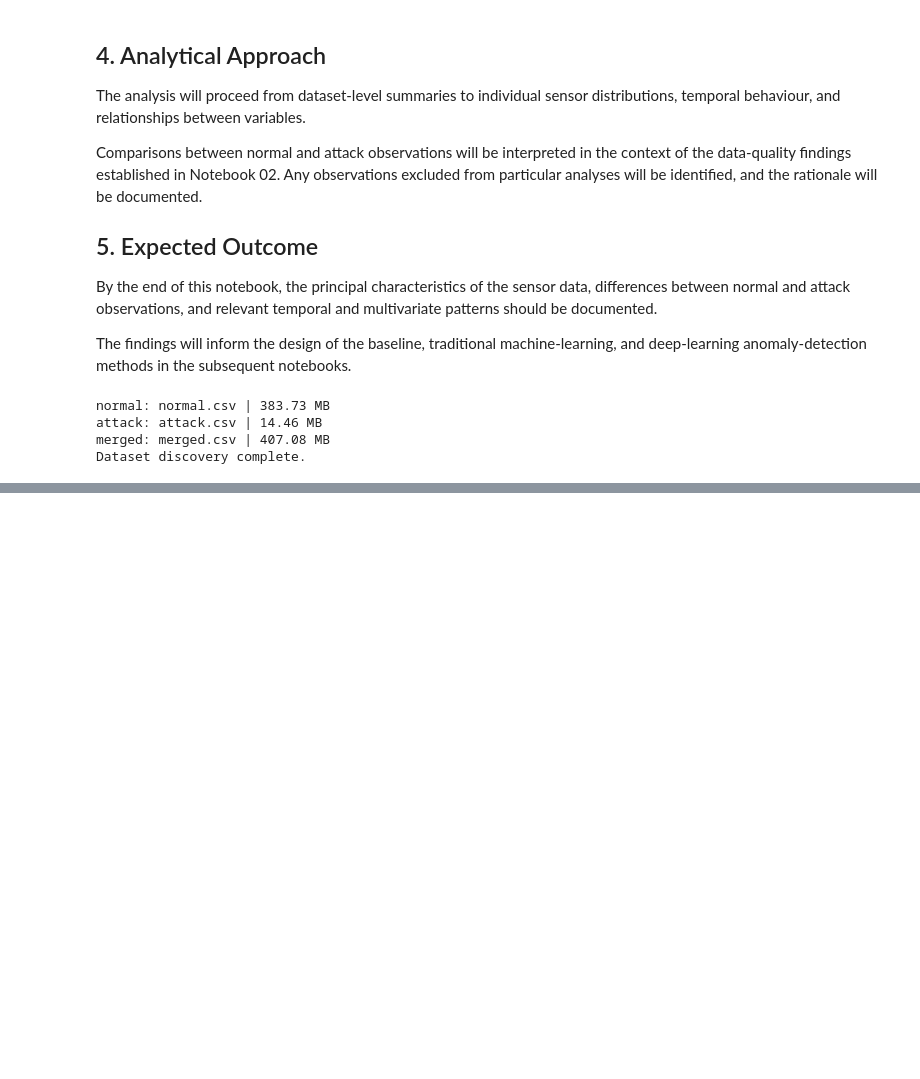
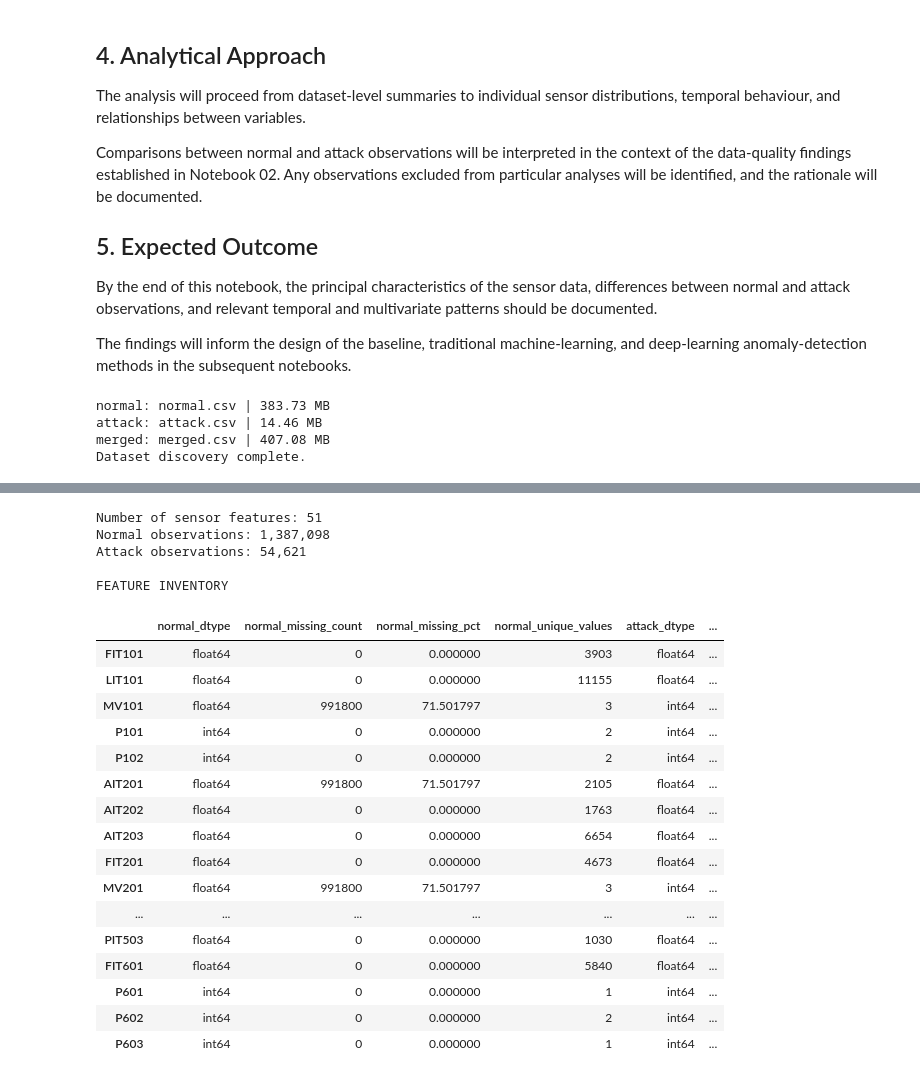
Before and after one commit to Thomasayanfeoluwa/multivariate-telemetry-anomaly-detection, a Jupyter notebook: notebooks/03_exploratory_analysis.ipynb, the cells around one changed output, grey strips where cells are left out. Cells and saved outputs as stored; diff of their text form; code cells hidden in the pictures; blank space fills up the shorter version.

```diff
--- a/notebooks/03_exploratory_analysis.ipynb
+++ b/notebooks/03_exploratory_analysis.ipynb
@@ -91,0 +153,80 @@ Dataset discovery complete.
+# %%
+TIMESTAMP_COL = "Timestamp"
+LABEL_COL = "Normal/Attack"
+
+feature_cols = [
+    col for col in normal.columns
+    if col not in (TIMESTAMP_COL, LABEL_COL)
+]
+
+normal_inventory = pd.DataFrame({
+    "dtype": normal[feature_cols].dtypes.astype(str),
+    "missing_count": normal[feature_cols].isna().sum(),
+    "missing_pct": normal[feature_cols].isna().mean().mul(100),
+    "unique_values": normal[feature_cols].nunique(dropna=True),
+})
+
+attack_inventory = pd.DataFrame({
+    "dtype": attack[feature_cols].dtypes.astype(str),
+    "missing_count": attack[feature_cols].isna().sum(),
+    "missing_pct": attack[feature_cols].isna().mean().mul(100),
+    "unique_values": attack[feature_cols].nunique(dropna=True),
+})
+
+feature_inventory = normal_inventory.add_prefix("normal_").join(
+    attack_inventory.add_prefix("attack_")
+)
+
+print(f"Number of sensor features: {len(feature_cols)}")
+print(f"Normal observations: {len(normal):,}")
+print(f"Attack observations: {len(attack):,}")
+
+print("\nFEATURE INVENTORY")
+display(feature_inventory)
+
+print("\nFEATURES WITH MISSING VALUES")
+display(
+    feature_inventory.loc[
+        (feature_inventory["normal_missing_count"] > 0)
+        | (feature_inventory["attack_missing_count"] > 0)
+    ]
+)
+
+print("\nNON-NUMERIC SENSOR FEATURES")
+print(
+    feature_inventory.loc[
+        (feature_inventory["normal_dtype"] == "object")
+        | (feature_inventory["attack_dtype"] == "object")
+    ].index.tolist()
+)
+
+print("\nCONSTANT FEATURES")
+print(
+    feature_inventory.loc[
+        (feature_inventory["normal_unique_values"] <= 1)
+        | (feature_inventory["attack_unique_values"] <= 1)
+    ].index.tolist()
+)
+# %% [output]
+Number of sensor features: 51
+Normal observations: 1,387,098
+Attack observations: 54,621
+
+FEATURE INVENTORY
+|  | normal_dtype | normal_missing_count | normal_missing_pct | normal_unique_values | attack_dtype | ... |
+| FIT101 | float64 | 0 | 0.000000 | 3903 | float64 | ... |
+| LIT101 | float64 | 0 | 0.000000 | 11155 | float64 | ... |
+| MV101 | float64 | 991800 | 71.501797 | 3 | int64 | ... |
+| P101 | int64 | 0 | 0.000000 | 2 | int64 | ... |
+| P102 | int64 | 0 | 0.000000 | 2 | int64 | ... |
+| AIT201 | float64 | 991800 | 71.501797 | 2105 | float64 | ... |
+| AIT202 | float64 | 0 | 0.000000 | 1763 | float64 | ... |
+| AIT203 | float64 | 0 | 0.000000 | 6654 | float64 | ... |
+| FIT201 | float64 | 0 | 0.000000 | 4673 | float64 | ... |
+| MV201 | float64 | 991800 | 71.501797 | 3 | int64 | ... |
+| ... | ... | ... | ... | ... | ... | ... |
+| PIT503 | float64 | 0 | 0.000000 | 1030 | float64 | ... |
+| FIT601 | float64 | 0 | 0.000000 | 5840 | float64 | ... |
+| P601 | int64 | 0 | 0.000000 | 1 | int64 | ... |
+| P602 | int64 | 0 | 0.000000 | 2 | int64 | ... |
+| P603 | int64 | 0 | 0.000000 | 1 | int64 | ... |
```
Also changed, not shown: parts of 12 cells of this notebook.
